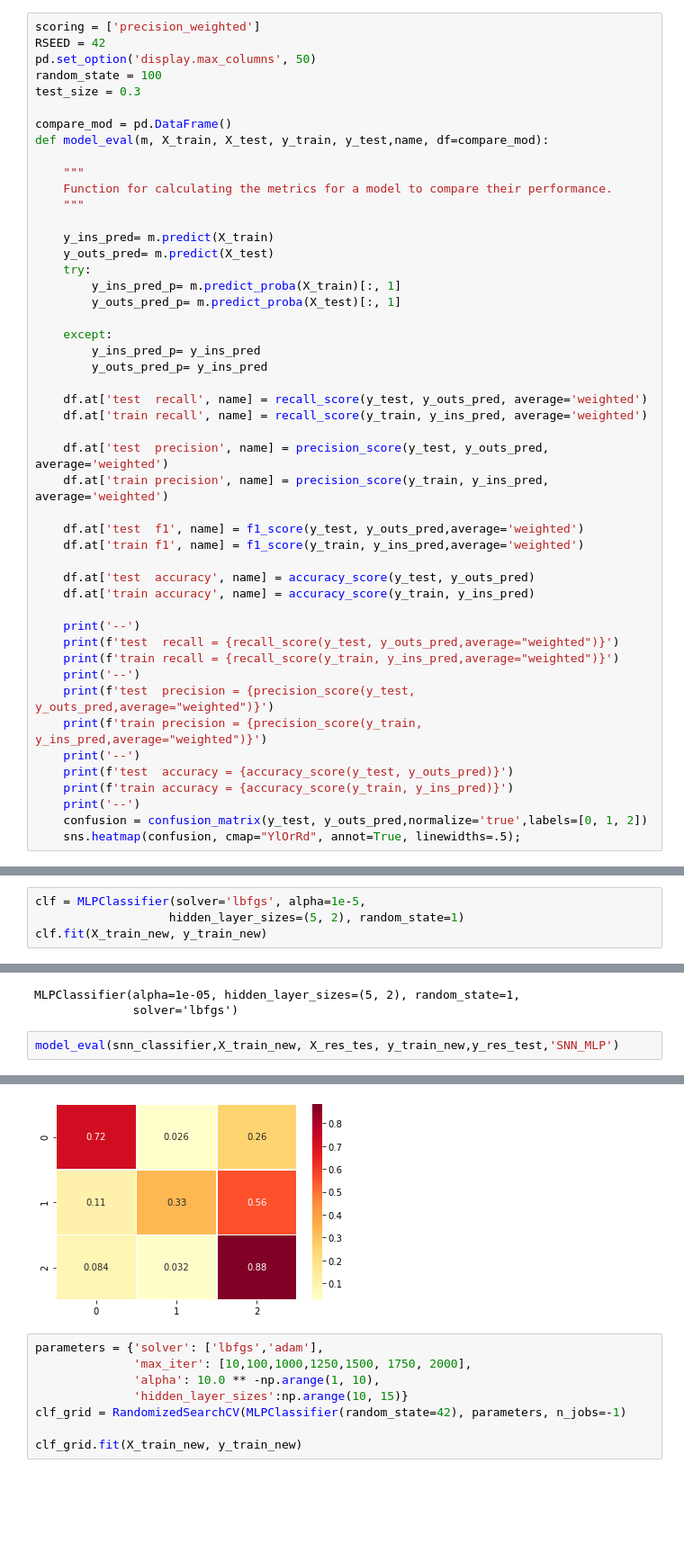
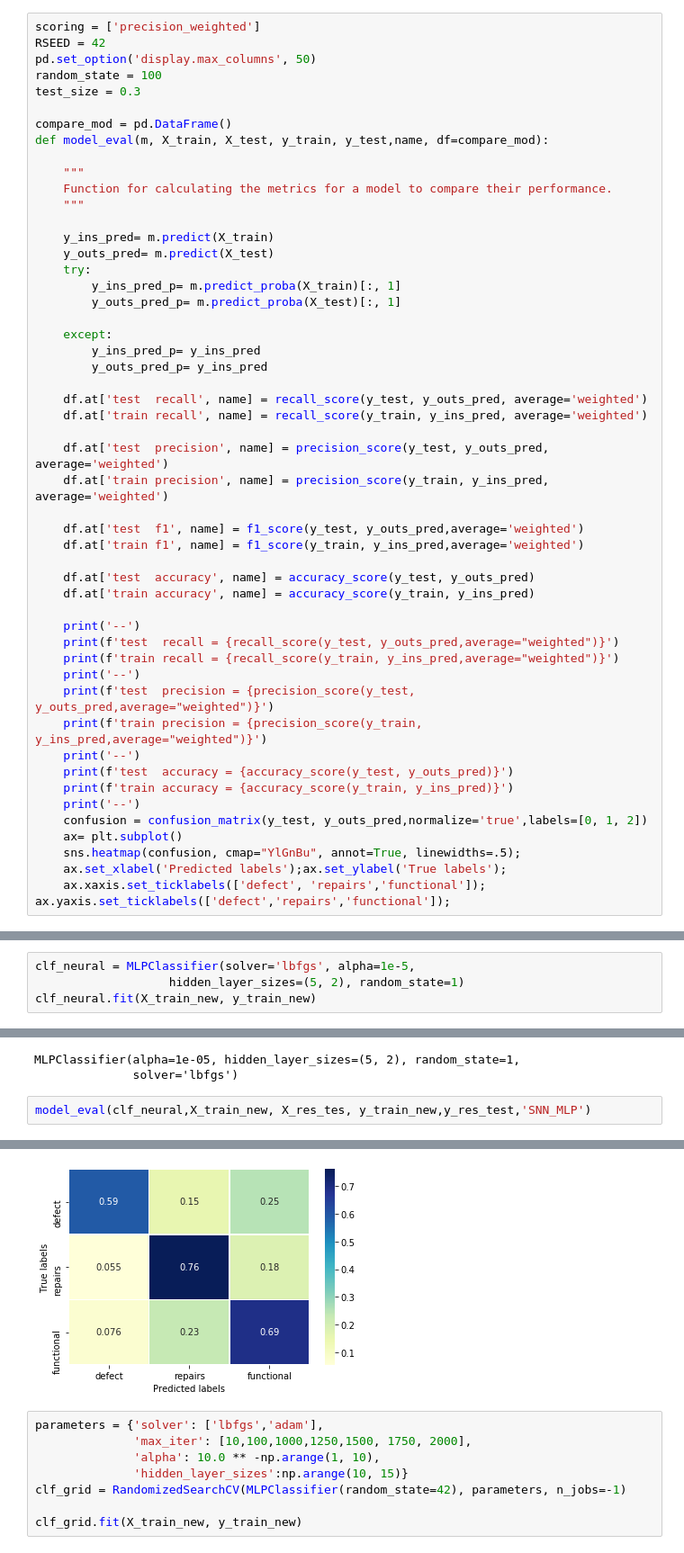
Before and after one commit to roble-chris/Captsone-PumpitUp, a Jupyter notebook: #2 Predictive Modelling.ipynb, the cells around one changed output, grey strips where cells are left out. Shown at 90% size. Saved outputs shown, nothing was run; the diff lists cells and outputs as text; blank space fills up the shorter version.

```diff
--- a/#2 Predictive Modelling.ipynb
+++ b/#2 Predictive Modelling.ipynb
@@ -101,7 +101,10 @@ def model_eval(m, X_train, X_test, y_train, y_test,name, df=compare_mod):
     print(f'train accuracy = {accuracy_score(y_train, y_ins_pred)}')
     print('--')
     confusion = confusion_matrix(y_test, y_outs_pred,normalize='true',labels=[0, 1, 2])
-    sns.heatmap(confusion, cmap="YlOrRd", annot=True, linewidths=.5);
+    ax= plt.subplot()
+    sns.heatmap(confusion, cmap="YlGnBu", annot=True, linewidths=.5);
+    ax.set_xlabel('Predicted labels');ax.set_ylabel('True labels');
+    ax.xaxis.set_ticklabels(['defect', 'repairs','functional']); ax.yaxis.set_ticklabels(['defect','repairs','functional']);
 # %% [markdown]
 ## Import of Dataset and Set-Up
 # %%
@@ -883,7 +903,7 @@ sns.heatmap(confusion, cmap="YlOrRd", annot=True, linewidths=.5);
 # %%
-clf = MLPClassifier(solver='lbfgs', alpha=1e-5,
+clf_neural = MLPClassifier(solver='lbfgs', alpha=1e-5,
                    hidden_layer_sizes=(5, 2), random_state=1)
-clf.fit(X_train_new, y_train_new)
+clf_neural.fit(X_train_new, y_train_new)
 # %% [output]
 STOP: TOTAL NO. of ITERATIONS REACHED LIMIT.
 
@@ -893,6 +913,6 @@ Increase the number of iterations (max_iter) or scale the data as shown in:
 MLPClassifier(alpha=1e-05, hidden_layer_sizes=(5, 2), random_state=1,
               solver='lbfgs')
 # %%
-model_eval(snn_classifier,X_train_new, X_res_tes, y_train_new,y_res_test,'SNN_MLP')
+model_eval(clf_neural,X_train_new, X_res_tes, y_train_new,y_res_test,'SNN_MLP')
 # %% [output]
 --
@@ -907,5 +927,5 @@ train accuracy = 0.734293985835555
 --
-[figure, old version]
+[figure, new version]
 # %%
 parameters = {'solver': ['lbfgs','adam'],
               'max_iter': [10,100,1000,1250,1500, 1750, 2000],
```
Also changed, not shown: parts of 19 cells of this notebook, 16 other files.
